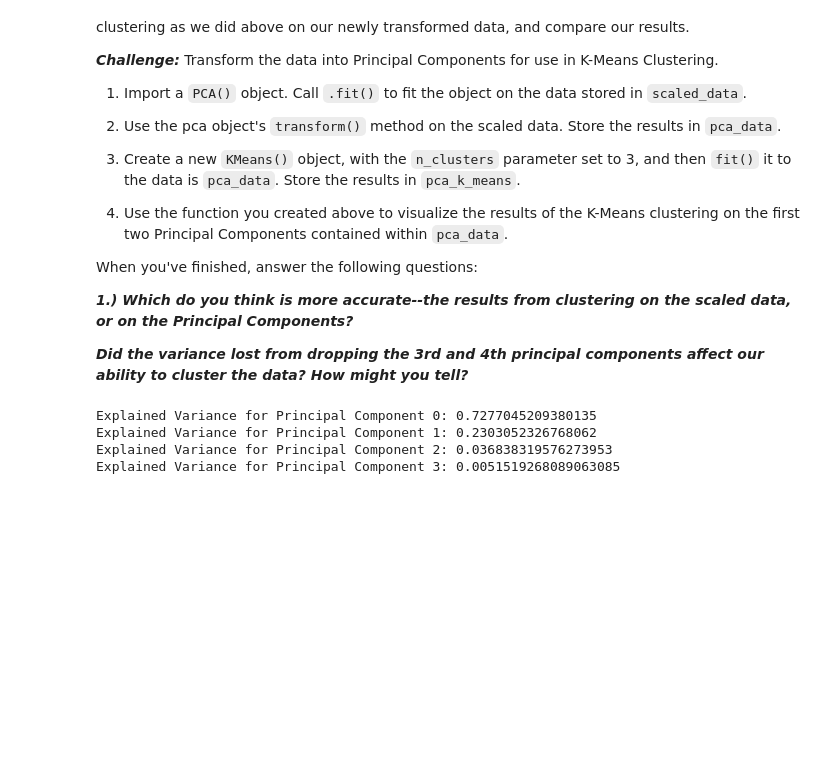
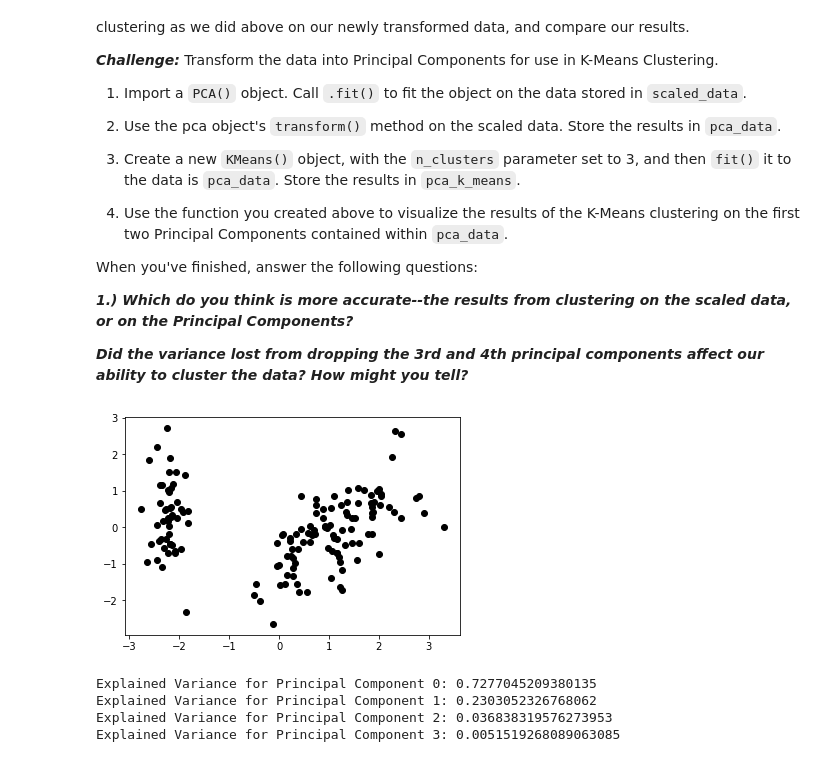
Before and after one commit to Doncurt/DS-2-Machine-Learning, a Jupyter notebook: 06_K-Means_Clustering.ipynb, the cells around one changed output. Cells and saved outputs as stored; diff of their text form; code cells hidden in the pictures; blank space fills up the shorter version.

```diff
--- a/06_K-Means_Clustering.ipynb
+++ b/06_K-Means_Clustering.ipynb
@@ -143 +153,7 @@ When you've finished, answer the following questions:
+# %%
+#VISUALIZATIONS OF THE GRAPHS
+pl.scatter(pca_data[:,0],pca_data[:,1],c='black')
+pl.show()
+# %% [output]
+[figure, added]
 # %%
```
Also changed, not shown: parts of 4 cells of this notebook.
